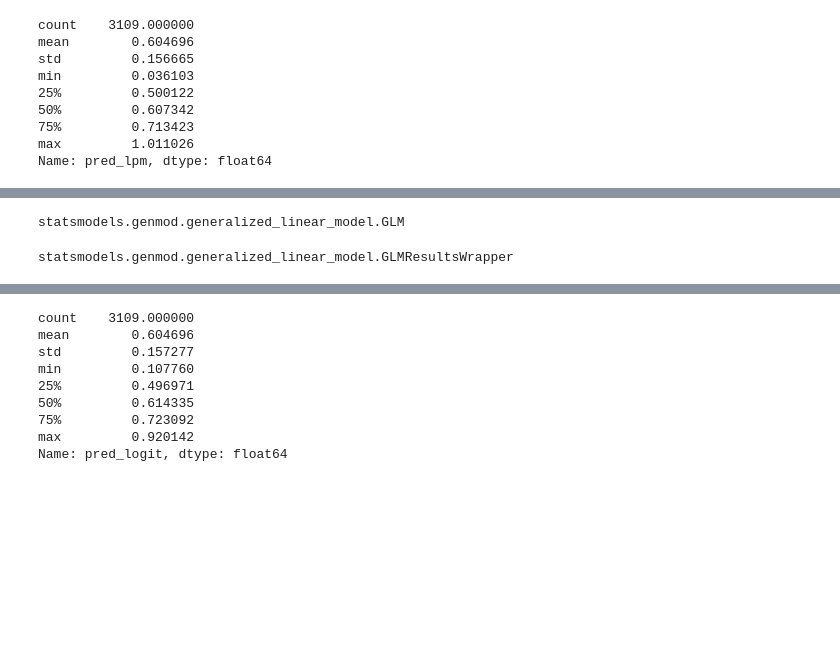
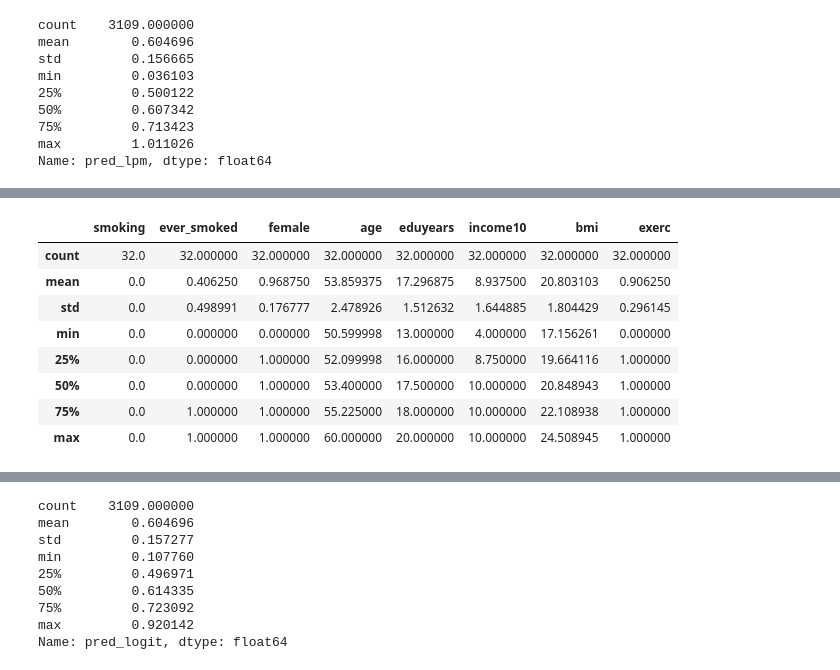
Before and after one commit to zholler/da_case_studies, a Jupyter notebook: ch11-smoking-health-risk/ch11-smoking.ipynb, the cells around one changed output, grey strips where cells are left out. Saved outputs shown, nothing was run; the diff lists cells and outputs as text; code cells hidden in the pictures; blank space fills up the shorter version.

```diff
--- a/ch11-smoking-health-risk/ch11-smoking.ipynb
+++ b/ch11-smoking-health-risk/ch11-smoking.ipynb
@@ -360,18 +397,22 @@ Name: smoking, dtype: float64
+# %%
+share.loc[share['q100_pred_lpm']==100,['smoking','ever_smoked','female','age','eduyears','income10','bmi','exerc']].describe()
+# %% [output]
+|  | smoking | ever_smoked | female | age | eduyears | income10 | bmi | exerc |
+| count | 32.0 | 32.000000 | 32.000000 | 32.000000 | 32.000000 | 32.000000 | 32.000000 | 32.000000 |
+| mean | 0.0 | 0.406250 | 0.968750 | 53.859375 | 17.296875 | 8.937500 | 20.803103 | 0.906250 |
+| std | 0.0 | 0.498991 | 0.176777 | 2.478926 | 1.512632 | 1.644885 | 1.804429 | 0.296145 |
+| min | 0.0 | 0.000000 | 0.000000 | 50.599998 | 13.000000 | 4.000000 | 17.156261 | 0.000000 |
+| 25% | 0.0 | 0.000000 | 1.000000 | 52.099998 | 16.000000 | 8.750000 | 19.664116 | 1.000000 |
+| 50% | 0.0 | 0.000000 | 1.000000 | 53.400000 | 17.500000 | 10.000000 | 20.848943 | 1.000000 |
+| 75% | 0.0 | 1.000000 | 1.000000 | 55.225000 | 18.000000 | 10.000000 | 22.108938 | 1.000000 |
+| max | 0.0 | 1.000000 | 1.000000 | 60.000000 | 20.000000 | 10.000000 | 24.508945 | 1.000000 |
 # %%
 #Part 4
 # %%
 logit = sm.GLM(y,X, family=sm.families.Binomial(link=sm.genmod.families.links.logit()))
-# %%
-type(logit)
-# %% [output]
-statsmodels.genmod.generalized_linear_model.GLM
 # %%
 logit = sm.GLM(y,X, family=sm.families.Binomial(link=sm.genmod.families.links.logit()))
 logit = logit.fit()
-# %%
-type(logit)
-# %% [output]
-statsmodels.genmod.generalized_linear_model.GLMResultsWrapper
 # %%
 logit.summary()
 # %% [output]
```
Also changed, not shown: parts of 45 cells of this notebook, 1 other file.
